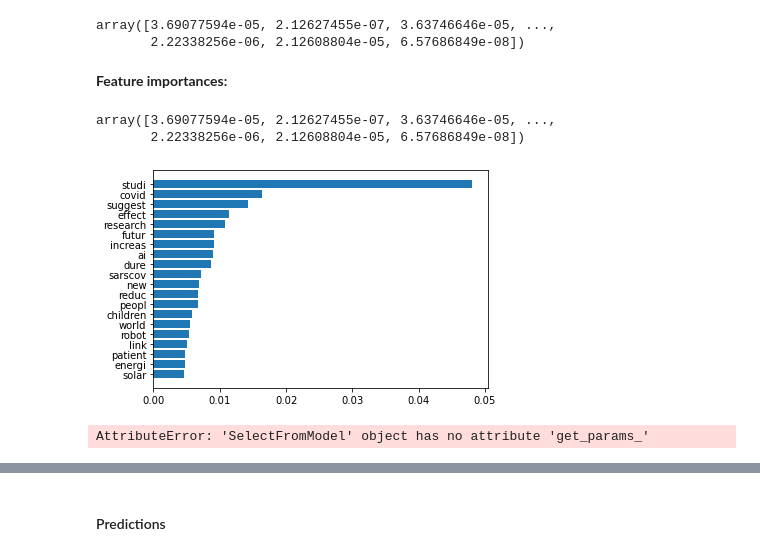
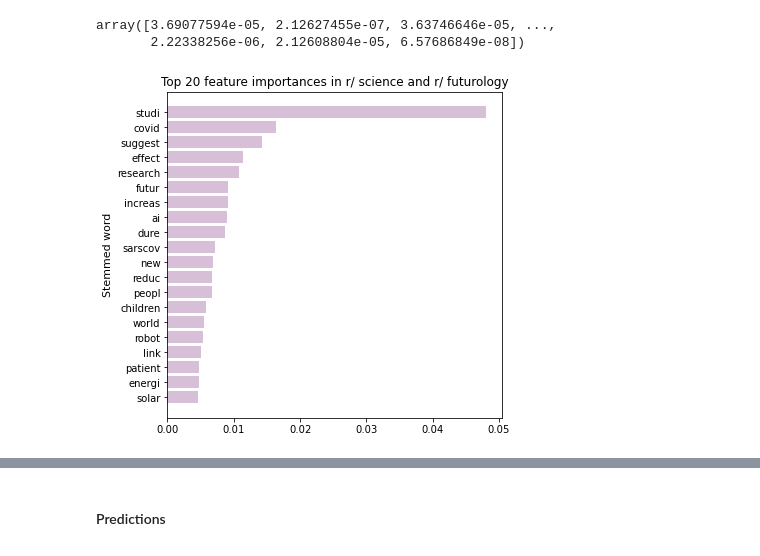
Before and after one commit to abishop17/plausible_utopia_nlp_classification_modeling, a Jupyter notebook: code/Project 3 - #2 of 3 (Models) - Plausible Utopia -- Classification Modeling on Subreddits.ipynb, the cells around one changed output, grey strips where cells are left out. Saved outputs shown, nothing was run; the diff lists cells and outputs as text; code cells hidden in the pictures.

```diff
--- a/code/Project 3 - #2 of 3 (Models) - Plausible Utopia -- Classification Modeling on Subreddits.ipynb
+++ b/code/Project 3 - #2 of 3 (Models) - Plausible Utopia -- Classification Modeling on Subreddits.ipynb
@@ -785,20 +785,18 @@ display(gs_cvec_rf.score(X_test, y_test))
 array([3.69077594e-05, 2.12627455e-07, 3.63746646e-05, ...,
        2.22338256e-06, 2.12608804e-05, 6.57686849e-08])
 # %%
-printmd('**Feature importances:**')
-display(rf_ex_pipe.feature_importances_)
-
 features = X_train_cvec.columns
 importances = rf_ex_pipe.feature_importances_
 indices = np.argsort(importances)[-20:]
-plt.barh(range(len(indices)), importances[indices])
+
+plt.subplots(figsize = (6, 6))
+plt.barh(range(len(indices)), importances[indices], color = 'thistle')
 plt.yticks(range(len(indices)), [features[i] for i in indices]);
+plt.title('Top 20 feature importances in r/ science and r/ futurology', size = 12)
+plt.ylabel('Stemmed word', size = 11);
 
 # ref: https://www.analyticsvidhya.com/blog/2018/08/dimensionality-reduction-techniques-python/
 # %% [output]
-**Feature importances:**
-array([3.69077594e-05, 2.12627455e-07, 3.63746646e-05, ...,
-       2.22338256e-06, 2.12608804e-05, 6.57686849e-08])
-[figure, old version]
+[figure, new version]
 # %%
 from sklearn.feature_selection import SelectFromModel
@@ -808,6 +807,2 @@ selected_from_model = SelectFromModel(estimator=rf_ex_pipe).fit(X_train_cvec, y_
 
 # ref: https://scikit-learn.org/stable/modules/generated/sklearn.feature_selection.SelectFromModel.html
-# %%
-selected_from_model.get_params_
-# %% [output]
-AttributeError: 'SelectFromModel' object has no attribute 'get_params_'
```
Also changed, not shown: parts of 8 cells of this notebook, 4 other files.
